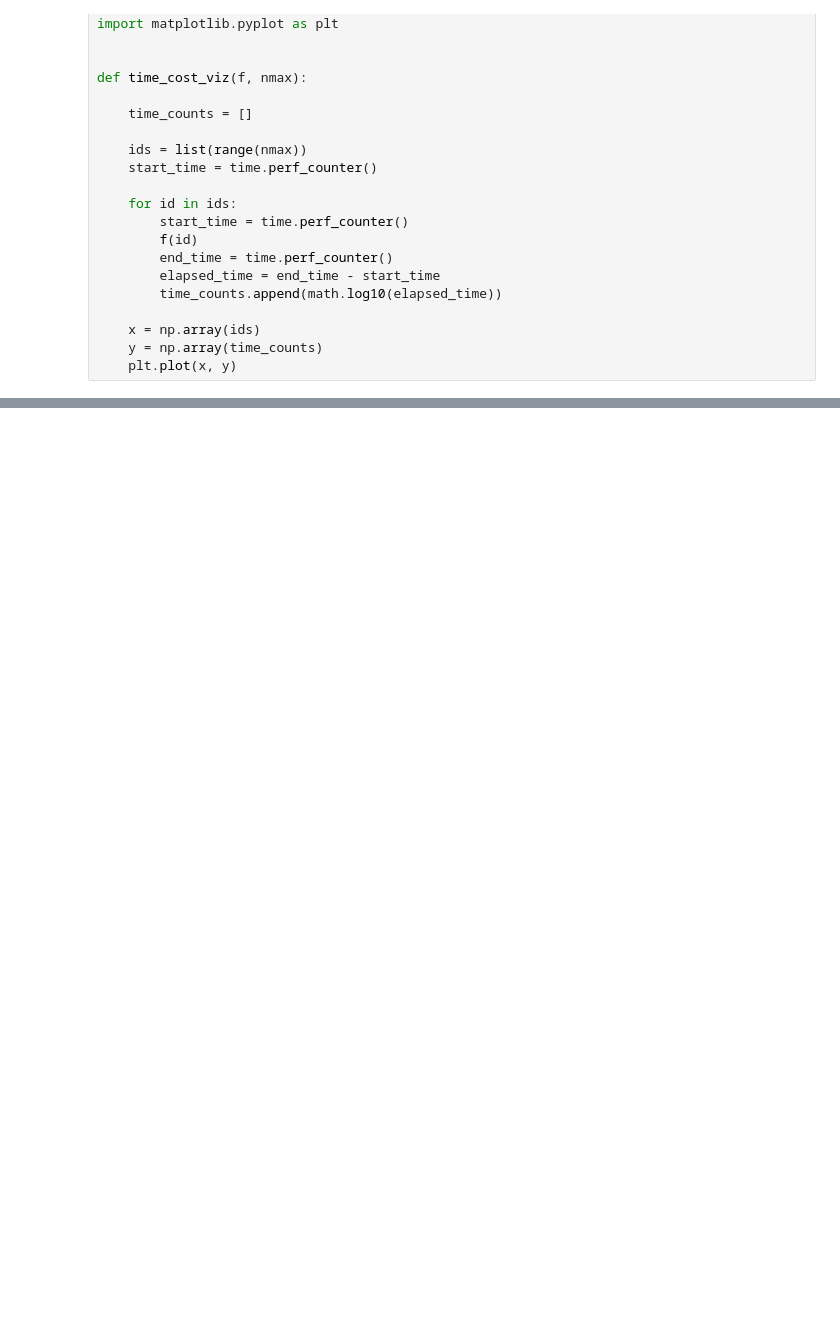
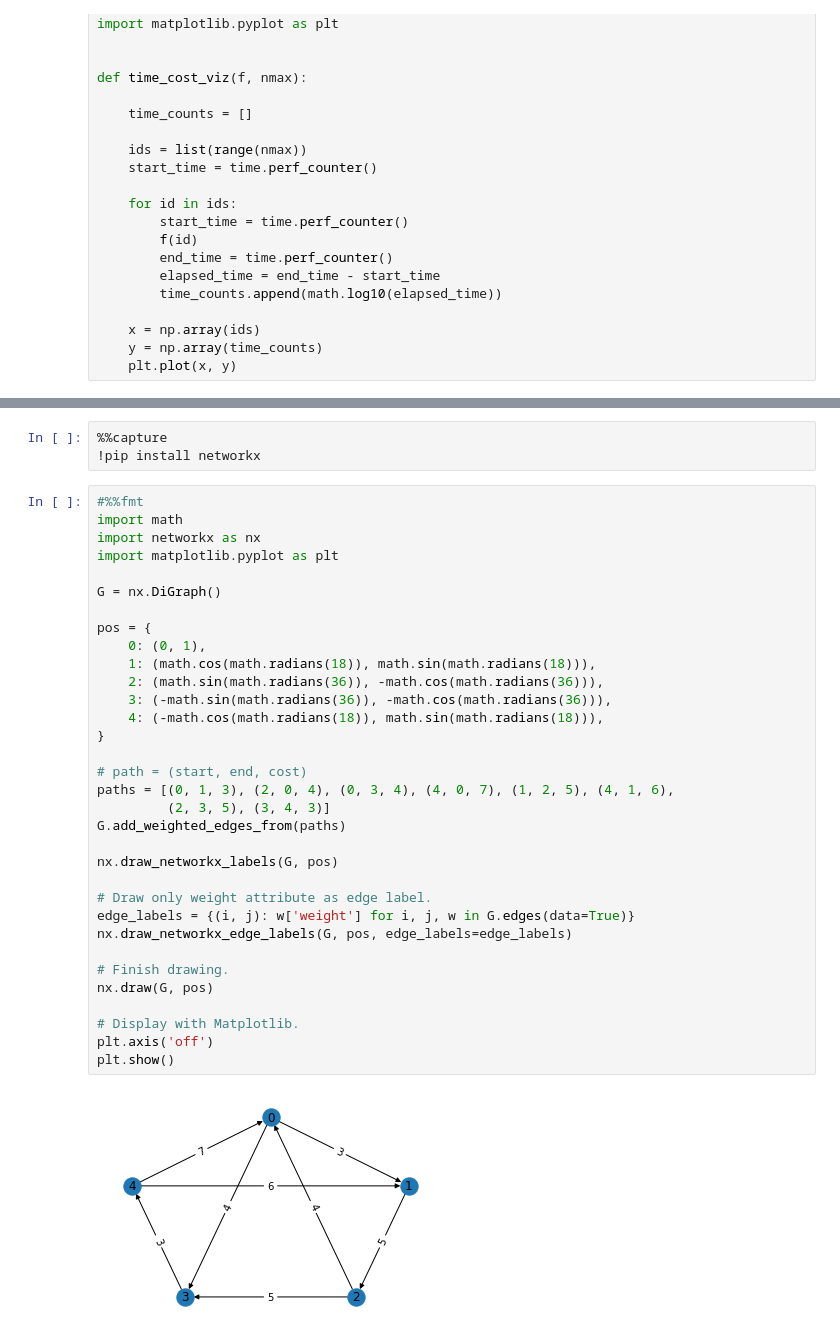
Before and after one commit to r-matsuzaka/practice-elements-of-programming, a Jupyter notebook: colab/chapter_13.ipynb, the cells around one changed output, grey strips where cells are left out. Saved outputs shown, nothing was run; the diff lists cells and outputs as text; blank space fills up the shorter version.

```diff
--- a/colab/chapter_13.ipynb
+++ b/colab/chapter_13.ipynb
@@ -82,0 +90,38 @@ time_cost_viz(fibonacci, 10000)
+# %%
+%%capture
+!pip install networkx
+# %%
+#%%fmt
+import math
+import networkx as nx
+import matplotlib.pyplot as plt
+
+G = nx.DiGraph()
+
+pos = {
+    0: (0, 1),
+    1: (math.cos(math.radians(18)), math.sin(math.radians(18))),
+    2: (math.sin(math.radians(36)), -math.cos(math.radians(36))),
+    3: (-math.sin(math.radians(36)), -math.cos(math.radians(36))),
+    4: (-math.cos(math.radians(18)), math.sin(math.radians(18))),
+}
+
+# path = (start, end, cost)
+paths = [(0, 1, 3), (2, 0, 4), (0, 3, 4), (4, 0, 7), (1, 2, 5), (4, 1, 6),
+         (2, 3, 5), (3, 4, 3)]
+G.add_weighted_edges_from(paths)
+
+nx.draw_networkx_labels(G, pos)
+
+# Draw only weight attribute as edge label.
+edge_labels = {(i, j): w['weight'] for i, j, w in G.edges(data=True)}
+nx.draw_networkx_edge_labels(G, pos, edge_labels=edge_labels)
+
+# Finish drawing.
+nx.draw(G, pos)
+
+# Display with Matplotlib.
+plt.axis('off')
+plt.show()
+# %% [output]
+[figure, added]
```
Also changed, not shown: parts of 11 cells of this notebook.
